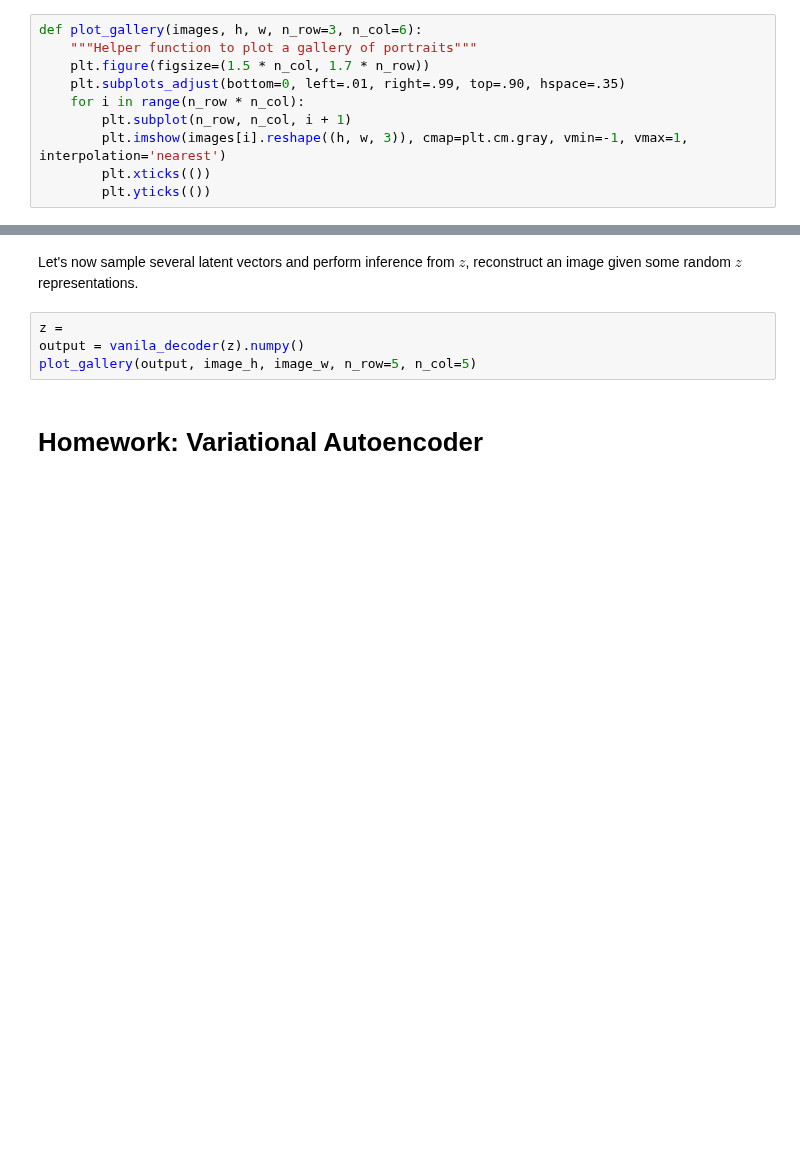
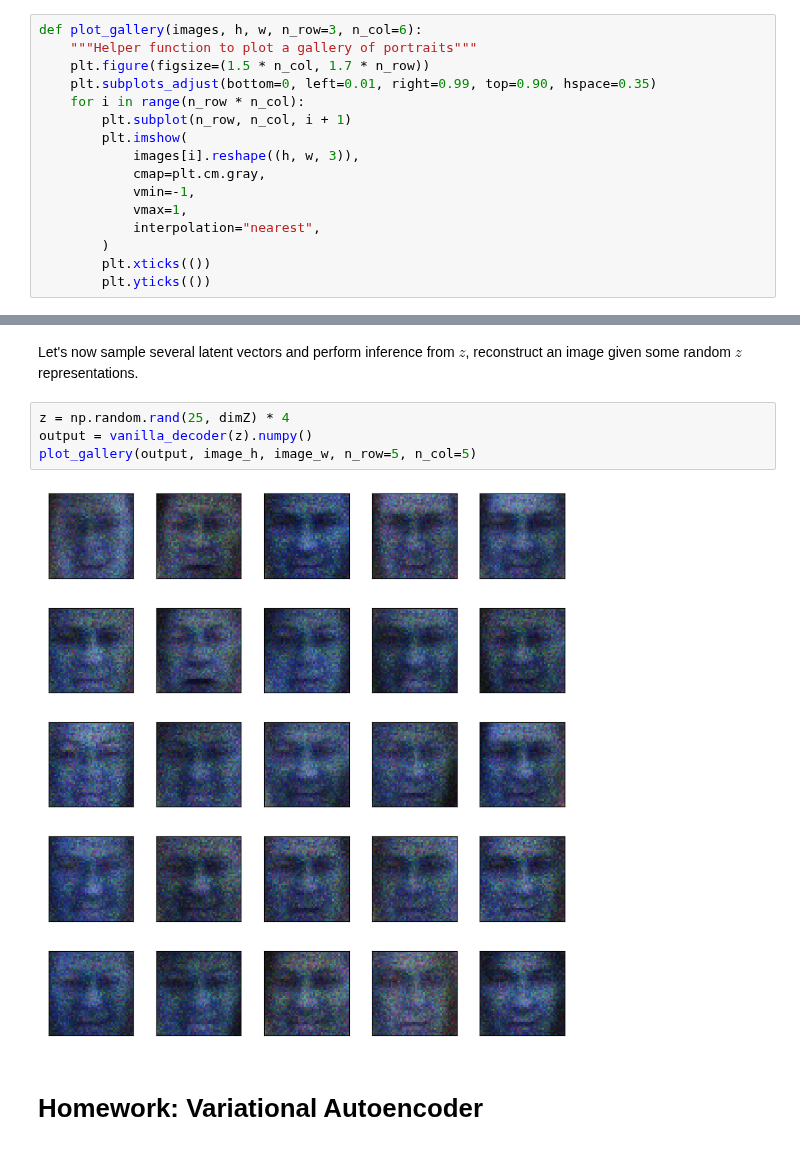
Before and after one commit to SonaHasratyan/ML_practice, a Jupyter notebook: app/week16/vae.ipynb, the cells around one changed output, grey strips where cells are left out. Drawn from its saved outputs; the diff is of its cells as text; blank space fills up the shorter version.

```diff
--- a/app/week16/vae.ipynb
+++ b/app/week16/vae.ipynb
@@ -59,9 +69,15 @@ X_val = X_val / 255
 def plot_gallery(images, h, w, n_row=3, n_col=6):
     """Helper function to plot a gallery of portraits"""
     plt.figure(figsize=(1.5 * n_col, 1.7 * n_row))
-    plt.subplots_adjust(bottom=0, left=.01, right=.99, top=.90, hspace=.35)
+    plt.subplots_adjust(bottom=0, left=0.01, right=0.99, top=0.90, hspace=0.35)
     for i in range(n_row * n_col):
         plt.subplot(n_row, n_col, i + 1)
-        plt.imshow(images[i].reshape((h, w, 3)), cmap=plt.cm.gray, vmin=-1, vmax=1, interpolation='nearest')
+        plt.imshow(
+            images[i].reshape((h, w, 3)),
+            cmap=plt.cm.gray,
+            vmin=-1,
+            vmax=1,
+            interpolation="nearest",
+        )
         plt.xticks(())
         plt.yticks(())
@@ -145,9 +251,11 @@ Plot your loss values (also metrics, if you used them) for train and validation
 # %% [markdown]
 Let's now sample several latent vectors and perform inference from $z$, reconstruct an image given some random $z$ representations.
 # %%
-z =
-output = vanila_decoder(z).numpy()
+z = np.random.rand(25, dimZ) * 4
+output = vanilla_decoder(z).numpy()
 plot_gallery(output, image_h, image_w, n_row=5, n_col=5)
+# %% [output]
+[figure, added]
 # %% [markdown]
 # Homework: Variational Autoencoder
 # %% [markdown]
```
Also changed, not shown: parts of 11 cells of this notebook, 3 other files.
